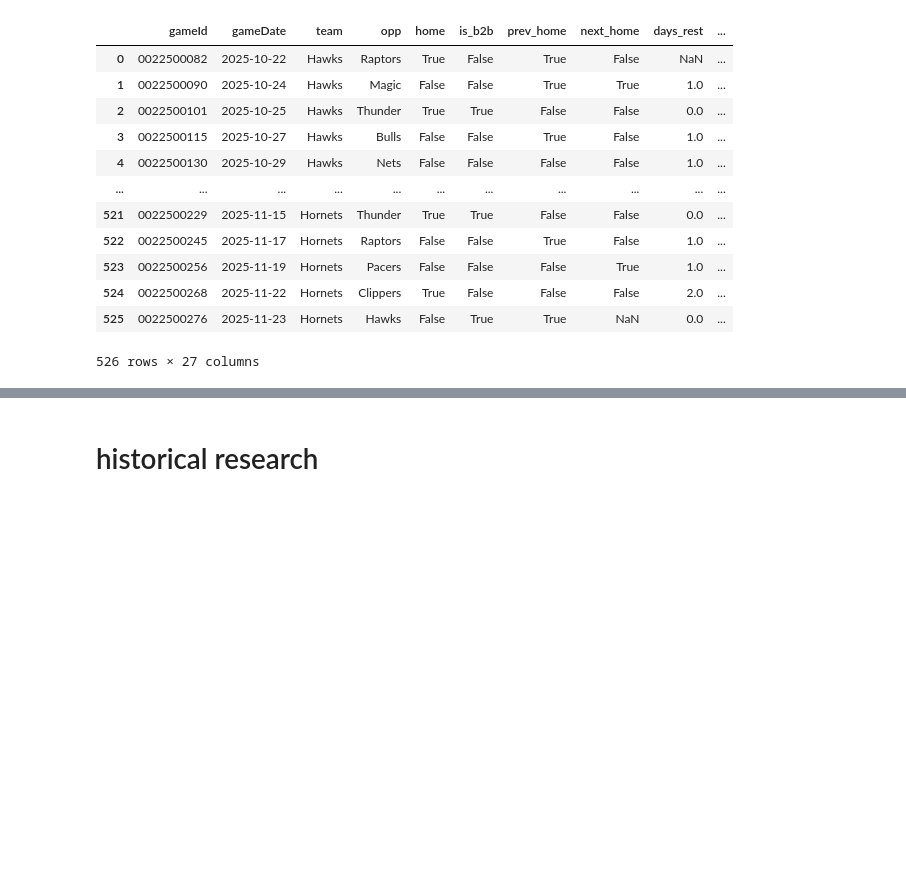
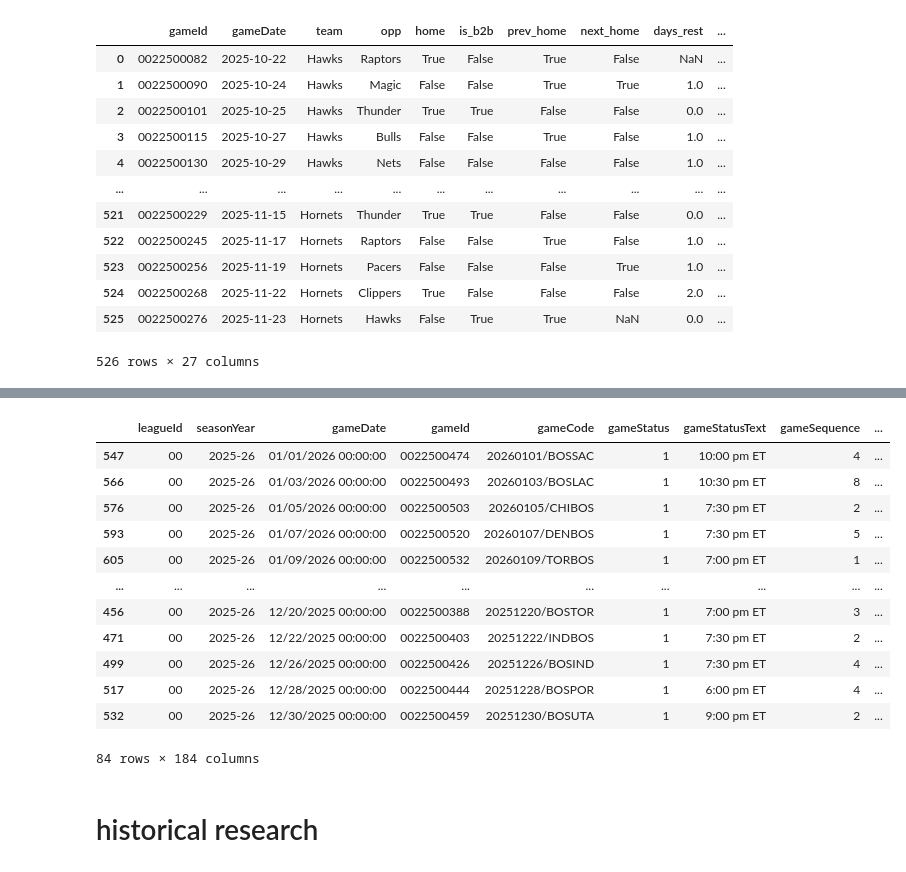
Before and after one commit to iksnizez/propfarm, a Jupyter notebook: notebooks/nbateamSeasonTravel.ipynb, the cells around one changed output, grey strips where cells are left out. Saved outputs shown, nothing was run; the diff lists cells and outputs as text; code cells hidden in the pictures; blank space fills up the shorter version.

```diff
--- a/notebooks/nbateamSeasonTravel.ipynb
+++ b/notebooks/nbateamSeasonTravel.ipynb
@@ -58,3 +58,7 @@ sched.round(0)
 | 524 | 0022500268 | 2025-11-22 | Hornets | Clippers | True | False | False | False | 2.0 | ... |
 | 525 | 0022500276 | 2025-11-23 | Hornets | Hawks | False | True | True | NaN | 0.0 | ... |
 526 rows × 27 columns
+# %%
+traveler.get_season_schedule(season_str=season_str, remove_gametypes=None)
+a = traveler.schedules['raw'][season_str]
+a.head(2)
@@ -61,3 +70,21 @@ sched.round(0)
+# %%
+b = a[(a['homeTeam_teamName'] == 'Celtics') | (a['awayTeam_teamName'] == 'Celtics')].sort_values('gameDate')
+# %%
+b
+# %% [output]
+|  | leagueId | seasonYear | gameDate | gameId | gameCode | gameStatus | gameStatusText | gameSequence | ... |
+| 547 | 00 | 2025-26 | 01/01/2026 00:00:00 | 0022500474 | 20260101/BOSSAC | 1 | 10:00 pm ET | 4 | ... |
+| 566 | 00 | 2025-26 | 01/03/2026 00:00:00 | 0022500493 | 20260103/BOSLAC | 1 | 10:30 pm ET | 8 | ... |
+| 576 | 00 | 2025-26 | 01/05/2026 00:00:00 | 0022500503 | 20260105/CHIBOS | 1 | 7:30 pm ET | 2 | ... |
+| 593 | 00 | 2025-26 | 01/07/2026 00:00:00 | 0022500520 | 20260107/DENBOS | 1 | 7:30 pm ET | 5 | ... |
+| 605 | 00 | 2025-26 | 01/09/2026 00:00:00 | 0022500532 | 20260109/TORBOS | 1 | 7:00 pm ET | 1 | ... |
+| ... | ... | ... | ... | ... | ... | ... | ... | ... | ... |
+| 456 | 00 | 2025-26 | 12/20/2025 00:00:00 | 0022500388 | 20251220/BOSTOR | 1 | 7:00 pm ET | 3 | ... |
+| 471 | 00 | 2025-26 | 12/22/2025 00:00:00 | 0022500403 | 20251222/INDBOS | 1 | 7:30 pm ET | 2 | ... |
+| 499 | 00 | 2025-26 | 12/26/2025 00:00:00 | 0022500426 | 20251226/BOSIND | 1 | 7:30 pm ET | 4 | ... |
+| 517 | 00 | 2025-26 | 12/28/2025 00:00:00 | 0022500444 | 20251228/BOSPOR | 1 | 6:00 pm ET | 4 | ... |
+| 532 | 00 | 2025-26 | 12/30/2025 00:00:00 | 0022500459 | 20251230/BOSUTA | 1 | 9:00 pm ET | 2 | ... |
+84 rows × 184 columns
 # %% [markdown]
 # historical research
 # %% [markdown]
```
Also changed, not shown: parts of 1 cell of this notebook, 8 other files.
